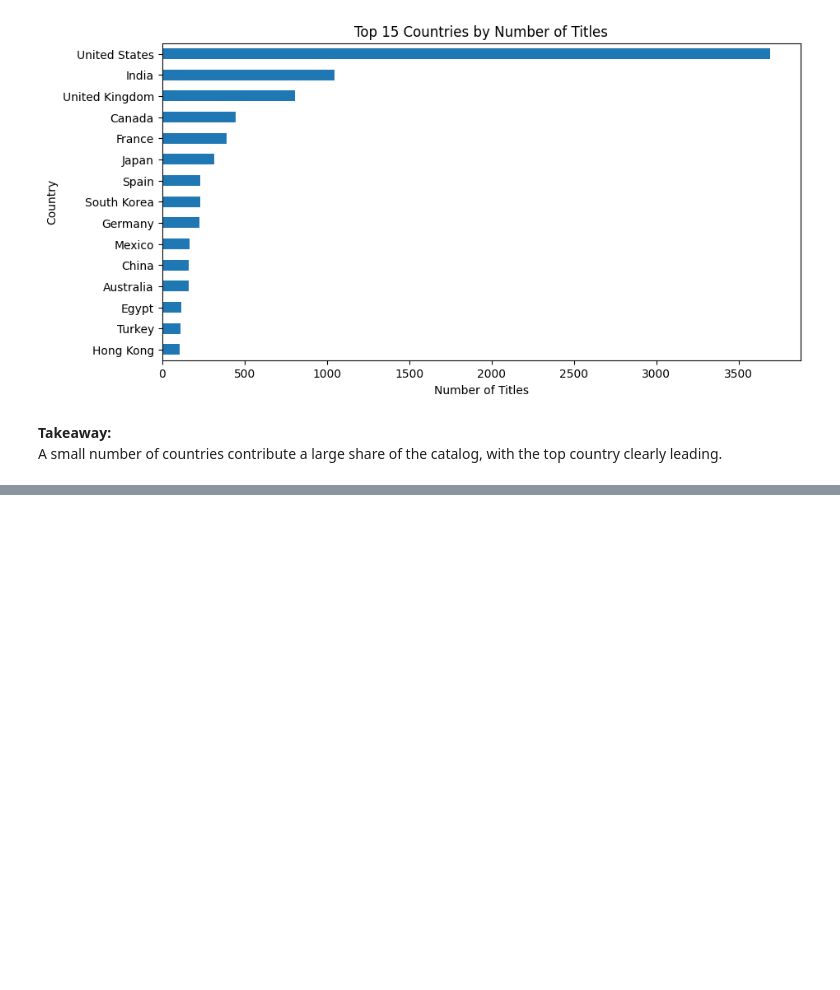
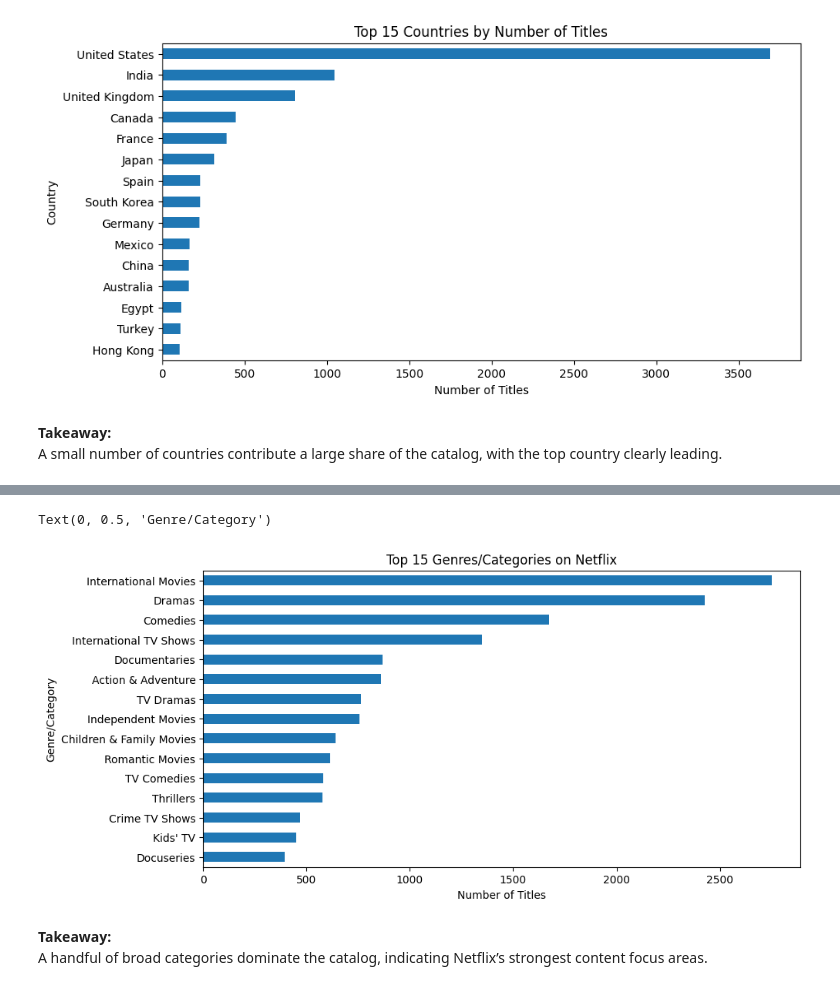
Before and after one commit to mohamadhaidar12482-ship-it/pandas-eda-case-study, a Jupyter notebook: notebooks/01_eda_netflix.ipynb, the cells around one changed output, grey strips where cells are left out. Saved outputs shown, nothing was run; the diff lists cells and outputs as text; code cells hidden in the pictures; blank space fills up the shorter version.

Commit message:
Add insight: top genres/categories

```diff
--- a/notebooks/01_eda_netflix.ipynb
+++ b/notebooks/01_eda_netflix.ipynb
@@ -349,3 +349,17 @@ Text(0, 0.5, 'Country')
 # %% [markdown]
 **Takeaway:**
 A small number of countries contribute a large share of the catalog, with the top country clearly leading.
+# %%
+genre_counts = (
+    df["listed_in"]
+      .dropna()
+      .astype("string")
+      .str.split(",")
+      .explode()
+      .str.strip()
+      .value_counts()
+      .head(15)
+      .to_frame("titles")
+)
+
+genre_counts
@@ -351,0 +384,11 @@ A small number of countries contribute a large share of the catalog, with the to
+# %%
+ax = genre_counts.sort_values("titles").plot(kind="barh", figsize=(10, 5), legend=False)
+ax.set_title("Top 15 Genres/Categories on Netflix")
+ax.set_xlabel("Number of Titles")
+ax.set_ylabel("Genre/Category")
+# %% [output]
+Text(0, 0.5, 'Genre/Category')
+[figure, added]
+# %% [markdown]
+**Takeaway:**
+A handful of broad categories dominate the catalog, indicating Netflix’s strongest content focus areas.
```
Also changed, not shown: parts of 1 cell of this notebook.
